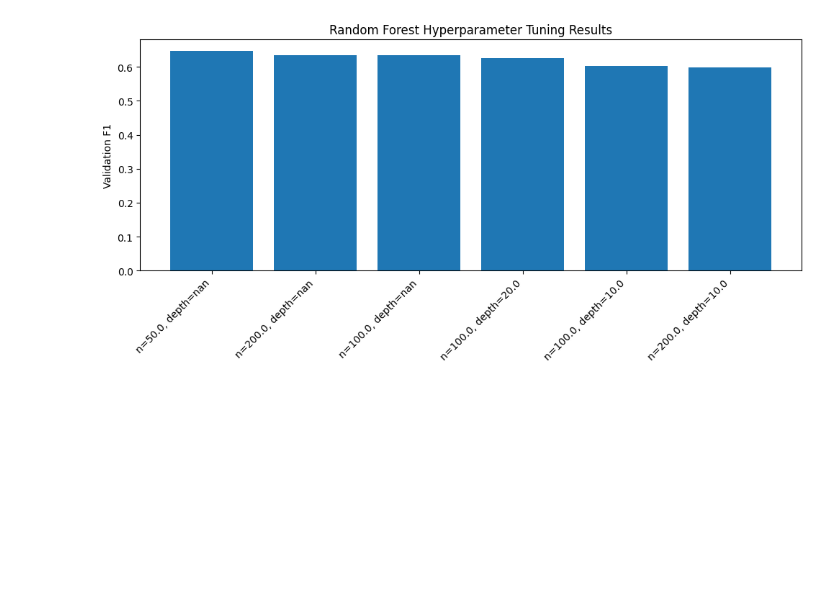
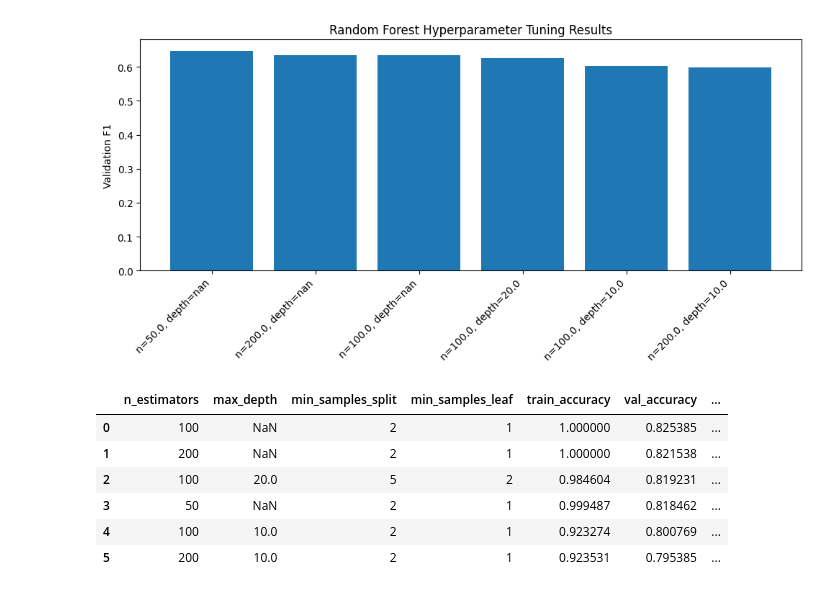
Before and after one commit to jiangyue-amber/CS178_Project, a Jupyter notebook: random_forest.ipynb, the cells around one changed output. Cells and saved outputs as stored; diff of their text form; code cells hidden in the pictures; blank space fills up the shorter version.

Commit message:
clean up random forest notebook and update final results

```diff
--- a/random_forest.ipynb
+++ b/random_forest.ipynb
@@ -212,3 +212,82 @@ plt.tight_layout()
 plt.show()
 # %% [output]
 [figure]
+# %%
+import pandas as pd
+from sklearn.model_selection import train_test_split
+from sklearn.ensemble import RandomForestClassifier
+from sklearn.metrics import accuracy_score, precision_score, recall_score, f1_score
+
+wine_binary = wine.copy()
+wine_binary["quality_binary"] = (wine_binary["quality"] >= 6).astype(int)
+
+X_bin = wine_binary.drop(["quality", "quality_binary"], axis=1)
+y_bin = wine_binary["quality_binary"]
+
+seed = 1234
+
+X_train_full_bin, X_test_bin, y_train_full_bin, y_test_bin = train_test_split(
+    X_bin,
+    y_bin,
+    test_size=0.2,
+    random_state=seed,
+    stratify=y_bin
+)
+
+X_train_bin, X_val_bin, y_train_bin, y_val_bin = train_test_split(
+    X_train_full_bin,
+    y_train_full_bin,
+    test_size=0.25,
+    random_state=seed,
+    stratify=y_train_full_bin
+)
+
+binary_results = []
+
+param_grid_bin = [
+    {"n_estimators": 50, "max_depth": None, "min_samples_split": 2, "min_samples_leaf": 1},
+    {"n_estimators": 100, "max_depth": None, "min_samples_split": 2, "min_samples_leaf": 1},
+    {"n_estimators": 200, "max_depth": None, "min_samples_split": 2, "min_samples_leaf": 1},
+    {"n_estimators": 100, "max_depth": 10, "min_samples_split": 2, "min_samples_leaf": 1},
+    {"n_estimators": 200, "max_depth": 10, "min_samples_split": 2, "min_samples_leaf": 1},
+    {"n_estimators": 100, "max_depth": 20, "min_samples_split": 5, "min_samples_leaf": 2},
+]
+
+for params in param_grid_bin:
+    rf_bin = RandomForestClassifier(
+        n_estimators=params["n_estimators"],
+        max_depth=params["max_depth"],
+        min_samples_split=params["min_samples_split"],
+        min_samples_leaf=params["min_samples_leaf"],
+        random_state=1234,
+        n_jobs=-1
+    )
+
+    rf_bin.fit(X_train_bin, y_train_bin)
+
+    y_train_bin_pred = rf_bin.predict(X_train_bin)
+    y_val_bin_pred = rf_bin.predict(X_val_bin)
+
+    binary_results.append({
+        "n_estimators": params["n_estimators"],
+        "max_depth": params["max_depth"],
+        "min_samples_split": params["min_samples_split"],
+        "min_samples_leaf": params["min_samples_leaf"],
+        "train_accuracy": accuracy_score(y_train_bin, y_train_bin_pred),
+        "val_accuracy": accuracy_score(y_val_bin, y_val_bin_pred),
+        "val_precision": precision_score(y_val_bin, y_val_bin_pred, zero_division=0),
+        "val_recall": recall_score(y_val_bin, y_val_bin_pred, zero_division=0),
+        "val_f1": f1_score(y_val_bin, y_val_bin_pred, zero_division=0)
+    })
+
+binary_results_df = pd.DataFrame(binary_results)
+binary_results_df = binary_results_df.sort_values(by="val_f1", ascending=False).reset_index(drop=True)
+binary_results_df
+# %% [output]
+|  | n_estimators | max_depth | min_samples_split | min_samples_leaf | train_accuracy | val_accuracy | ... |
+| 0 | 100 | NaN | 2 | 1 | 1.000000 | 0.825385 | ... |
+| 1 | 200 | NaN | 2 | 1 | 1.000000 | 0.821538 | ... |
+| 2 | 100 | 20.0 | 5 | 2 | 0.984604 | 0.819231 | ... |
+| 3 | 50 | NaN | 2 | 1 | 0.999487 | 0.818462 | ... |
+| 4 | 100 | 10.0 | 2 | 1 | 0.923274 | 0.800769 | ... |
+| 5 | 200 | 10.0 | 2 | 1 | 0.923531 | 0.795385 | ... |
```
Also changed, not shown: parts of 2 cells of this notebook.
